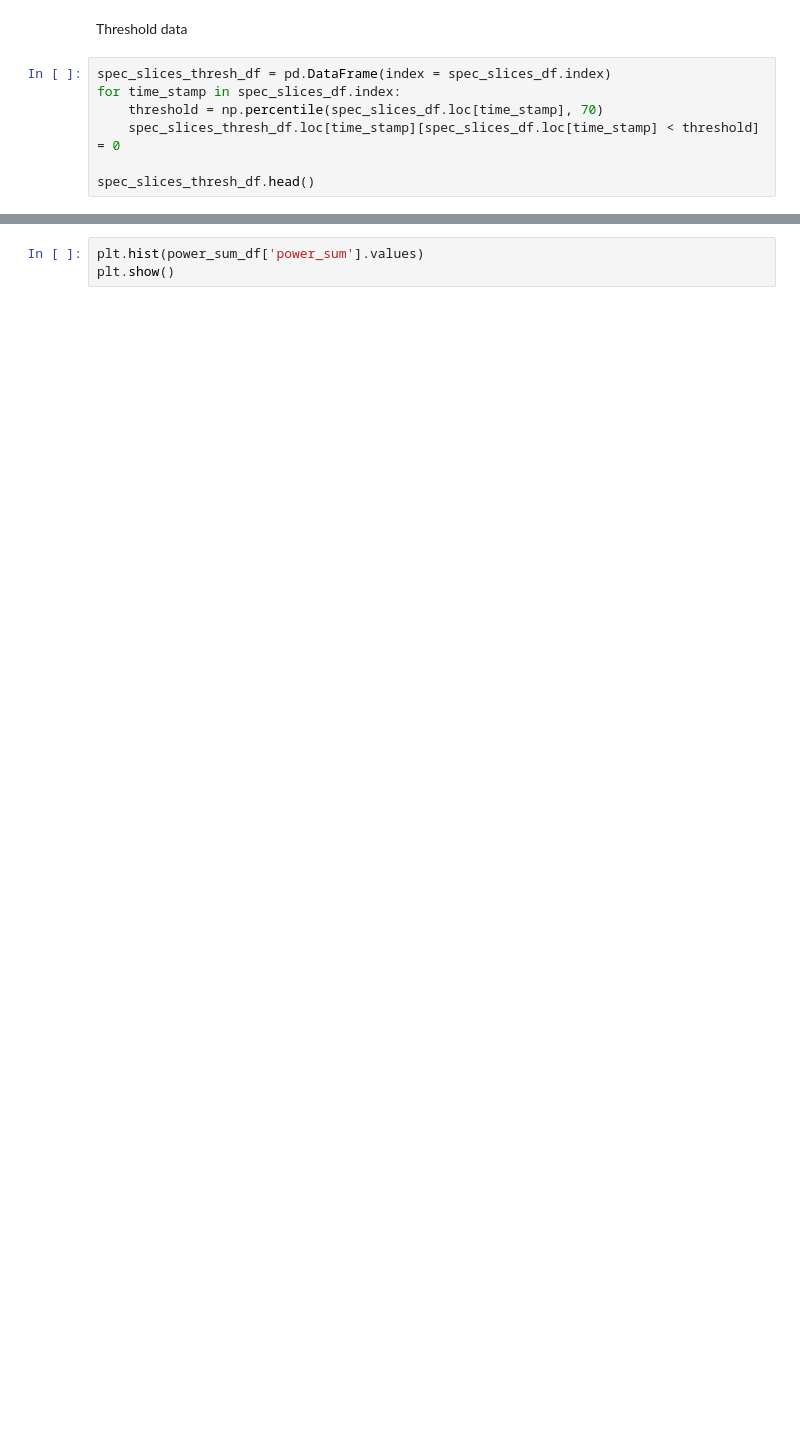
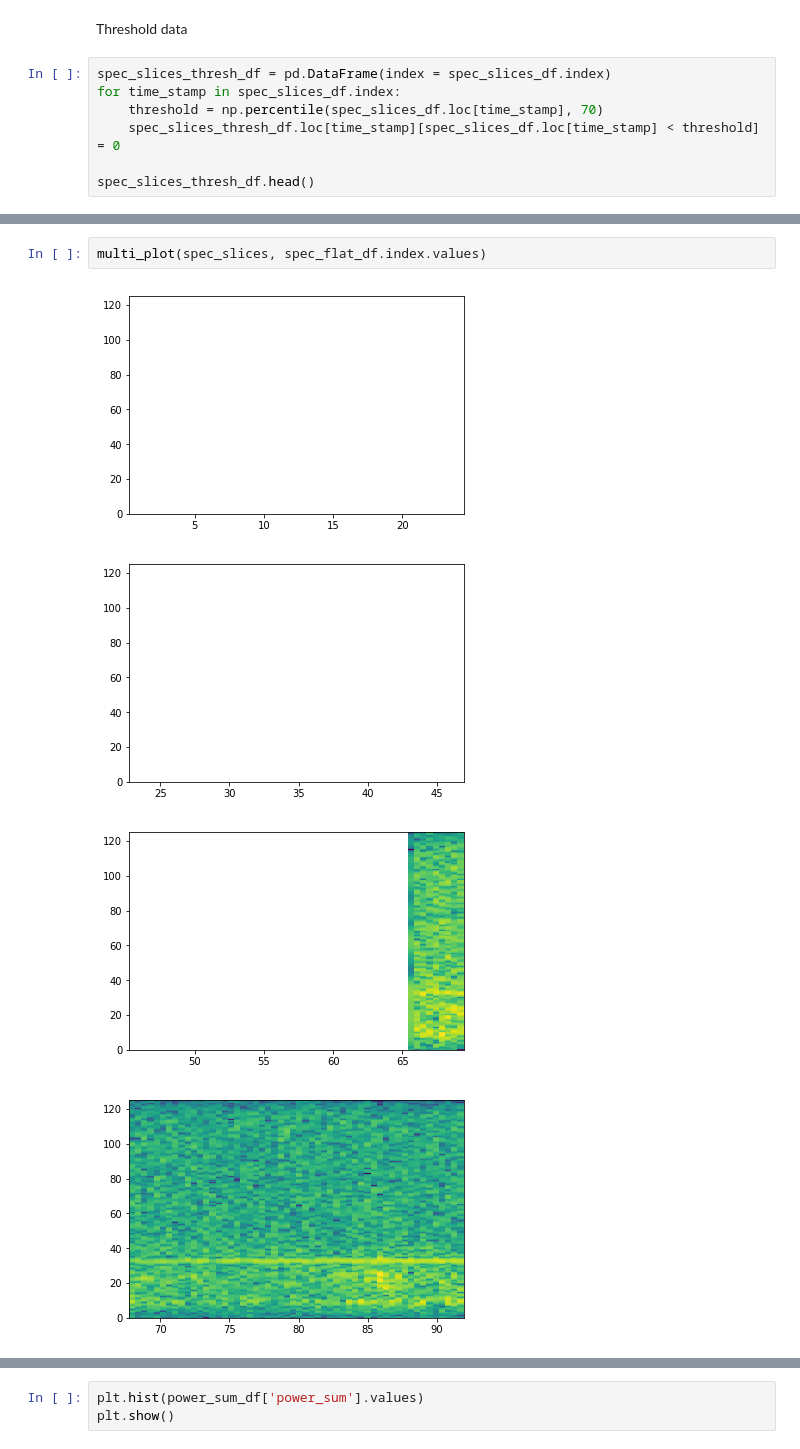
Before and after one commit to grace3999/USV_Python, a Jupyter notebook: Notebooks/Spectrogram.ipynb, the cells around one changed output, grey strips where cells are left out. Drawn from its saved outputs; the diff is of its cells as text; blank space fills up the shorter version.

```diff
--- a/Notebooks/Spectrogram.ipynb
+++ b/Notebooks/Spectrogram.ipynb
@@ -124,0 +156,7 @@ Find power sum of each spectrogram
+# %%
+multi_plot(spec_slices, spec_flat_df.index.values)
+# %% [output]
+[figure, added]
+[figure, added]
+[figure, added]
+[figure, added]
```
Also changed, not shown: parts of 64 cells of this notebook, 2 other files.
